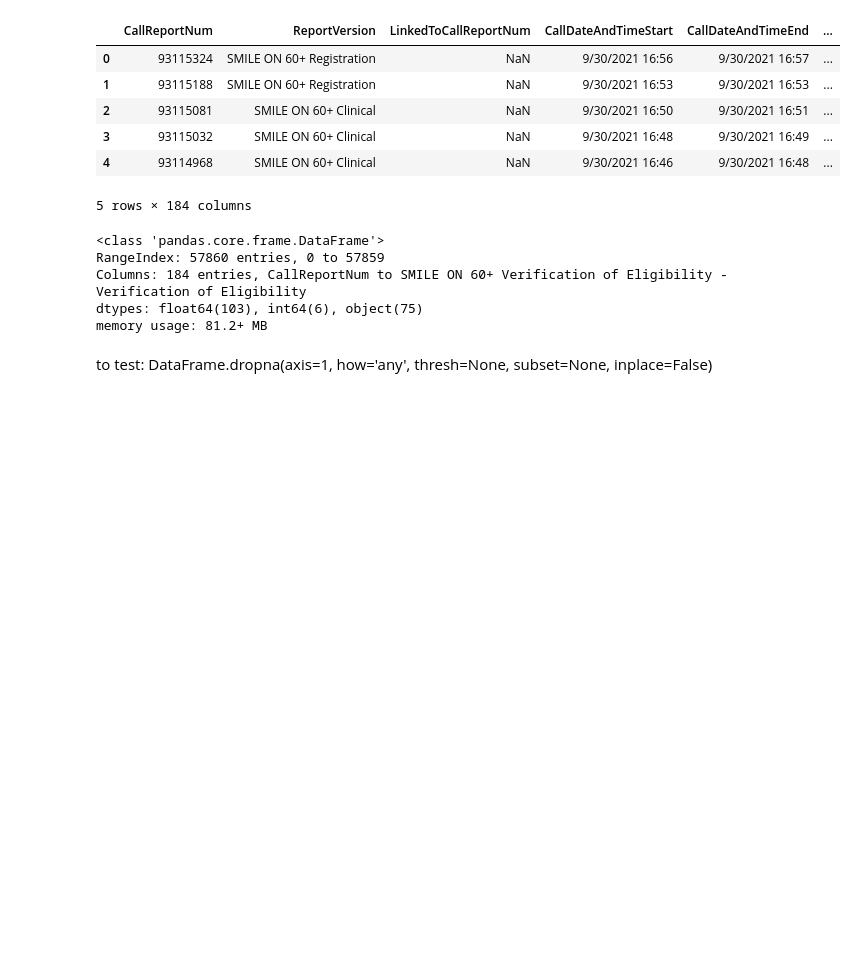
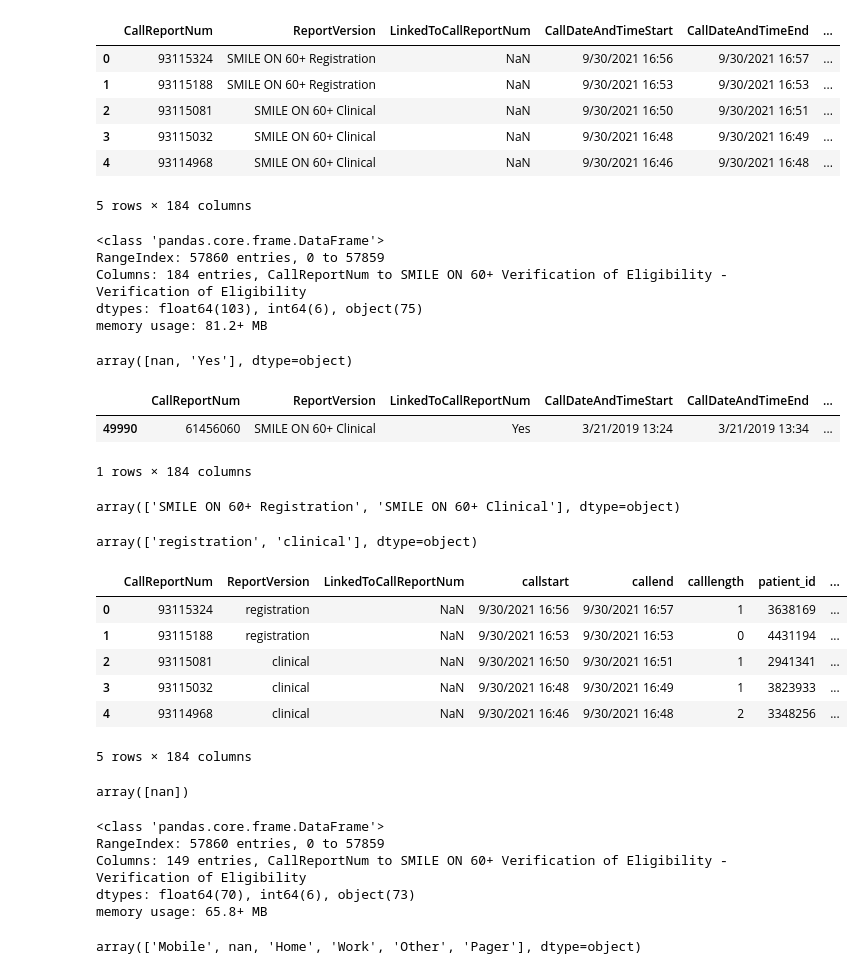
Before and after one commit to Rhunsilval/smile_on_python, a Jupyter notebook: notebooks/01_initial_exploration_cleaning.ipynb, the cells around one changed output. Saved outputs shown, nothing was run; the diff lists cells and outputs as text; code cells hidden in the pictures; blank space fills up the shorter version.

```diff
--- a/notebooks/01_initial_exploration_cleaning.ipynb
+++ b/notebooks/01_initial_exploration_cleaning.ipynb
@@ -25,5 +27,14 @@ RangeIndex: 57860 entries, 0 to 57859
 Columns: 184 entries, CallReportNum to SMILE ON 60+ Verification of Eligibility - Verification of Eligibility
 dtypes: float64(103), int64(6), object(75)
 memory usage: 81.2+ MB
-# %% [markdown]
-to test: DataFrame.dropna(axis=1, how='any', thresh=None, subset=None, inplace=False)
+# %%
+#dictionary says linedtocall was supposed to link call reports - is there anything in that column?
+smileon.LinkedToCallReportNum.unique()
+# %% [output]
+array([nan, 'Yes'], dtype=object)
+# %%
+smileon.loc[smileon['LinkedToCallReportNum']=='Yes']
+# %% [output]
+|  | CallReportNum | ReportVersion | LinkedToCallReportNum | CallDateAndTimeStart | CallDateAndTimeEnd | ... |
+| 49990 | 61456060 | SMILE ON 60+ Clinical | Yes | 3/21/2019 13:24 | 3/21/2019 13:34 | ... |
+1 rows × 184 columns
@@ -29,0 +45,50 @@ to test: DataFrame.dropna(axis=1, how='any', thresh=None, subset=None, inplace=F
+# %%
+#i find the wording in the reportversion column annoying - is this an easy fix?
+smileon.ReportVersion.unique()
+# %% [output]
+array(['SMILE ON 60+ Registration', 'SMILE ON 60+ Clinical'], dtype=object)
+# %%
+smileon['ReportVersion'].replace('SMILE ON 60+ Registration', 'registration', inplace = True)
+smileon['ReportVersion'].replace('SMILE ON 60+ Clinical', 'clinical', inplace = True)
+smileon.ReportVersion.unique()
+# %% [output]
+array(['registration', 'clinical'], dtype=object)
+# %%
+#let's rename some columns - an easy start
+smileon = smileon.rename(columns={'CallDateAndTimeStart':'callstart', 'CallDateAndTimeEnd': 'callend', 'CallLength':'calllength', 'CallerNum':'patient_id', 'PhoneWorkerNum':'staff_id'})
+smileon.head()
+# %% [output]
+|  | CallReportNum | ReportVersion | LinkedToCallReportNum | callstart | callend | calllength | patient_id | ... |
+| 0 | 93115324 | registration | NaN | 9/30/2021 16:56 | 9/30/2021 16:57 | 1 | 3638169 | ... |
+| 1 | 93115188 | registration | NaN | 9/30/2021 16:53 | 9/30/2021 16:53 | 0 | 4431194 | ... |
+| 2 | 93115081 | clinical | NaN | 9/30/2021 16:50 | 9/30/2021 16:51 | 1 | 2941341 | ... |
+| 3 | 93115032 | clinical | NaN | 9/30/2021 16:48 | 9/30/2021 16:49 | 1 | 3823933 | ... |
+| 4 | 93114968 | clinical | NaN | 9/30/2021 16:46 | 9/30/2021 16:48 | 2 | 3348256 | ... |
+5 rows × 184 columns
+# %%
+#dictionary says the calltypes are unused.  is it true?
+smileon.WasRealCall.unique()
+smileon.WasHangup.unique()
+smileon.WasSexCall.unique()
+smileon.WasWrongNumber.unique()
+smileon.WasPrankCall.unique()
+smileon.WasSilentCall.unique()
+smileon.GeoCode.unique()
+smileon.GeoAssignment.unique()
+#is true.  safe to assume that dictionary is accurate - drop all columns of "unused" value
+# %% [output]
+array([nan])
+# %%
+smileon.drop(smileon.columns[[2,8, 9, 10, 11, 12, 13, 14, 15, 21, 22, 23, 24, 26, 27, 28, 29, 30, 31, 32, 33, 35, 37, 38, 39, 40, 41, 42, 43, 44, 45, 46, 49, 55, 57]], axis = 1, inplace = True)
+smileon.info()
+# %% [output]
+<class 'pandas.core.frame.DataFrame'>
+RangeIndex: 57860 entries, 0 to 57859
+Columns: 149 entries, CallReportNum to SMILE ON 60+ Verification of Eligibility - Verification of Eligibility
+dtypes: float64(70), int64(6), object(73)
+memory usage: 65.8+ MB
+# %%
+#149 columns ... getting better.  Some have notes about intended useage ... is useful?
+smileon.PhoneType.unique()
+# %% [output]
+array(['Mobile', nan, 'Home', 'Work', 'Other', 'Pager'], dtype=object)
```
Also changed, not shown: parts of 13 cells of this notebook.
